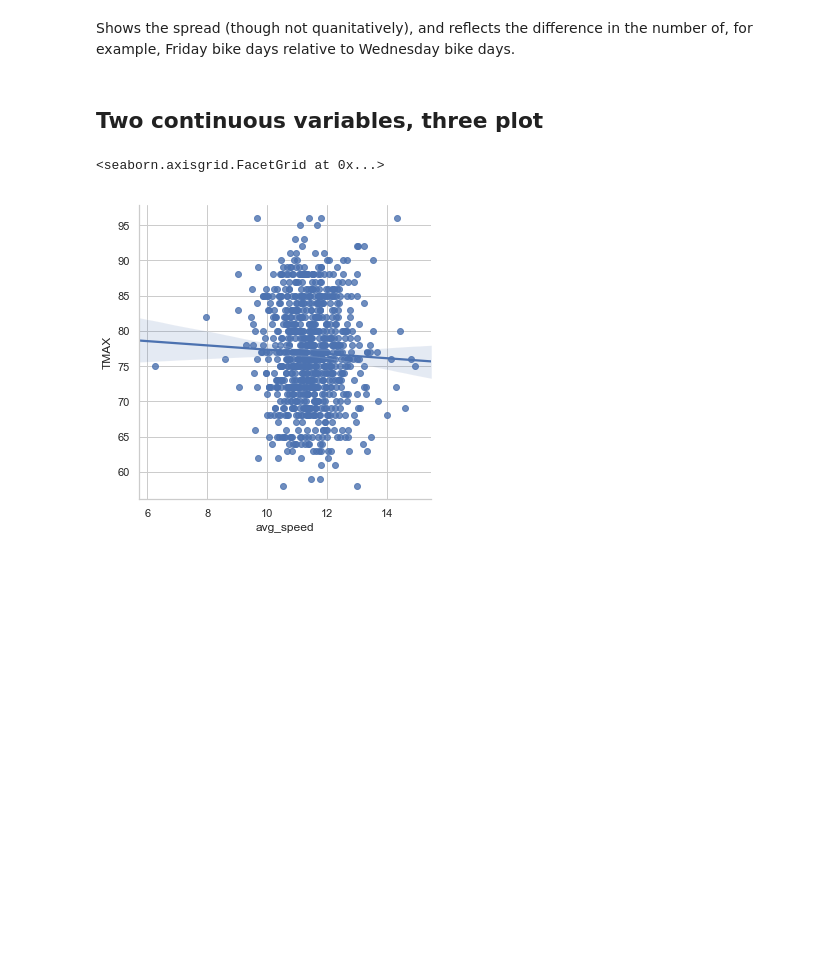
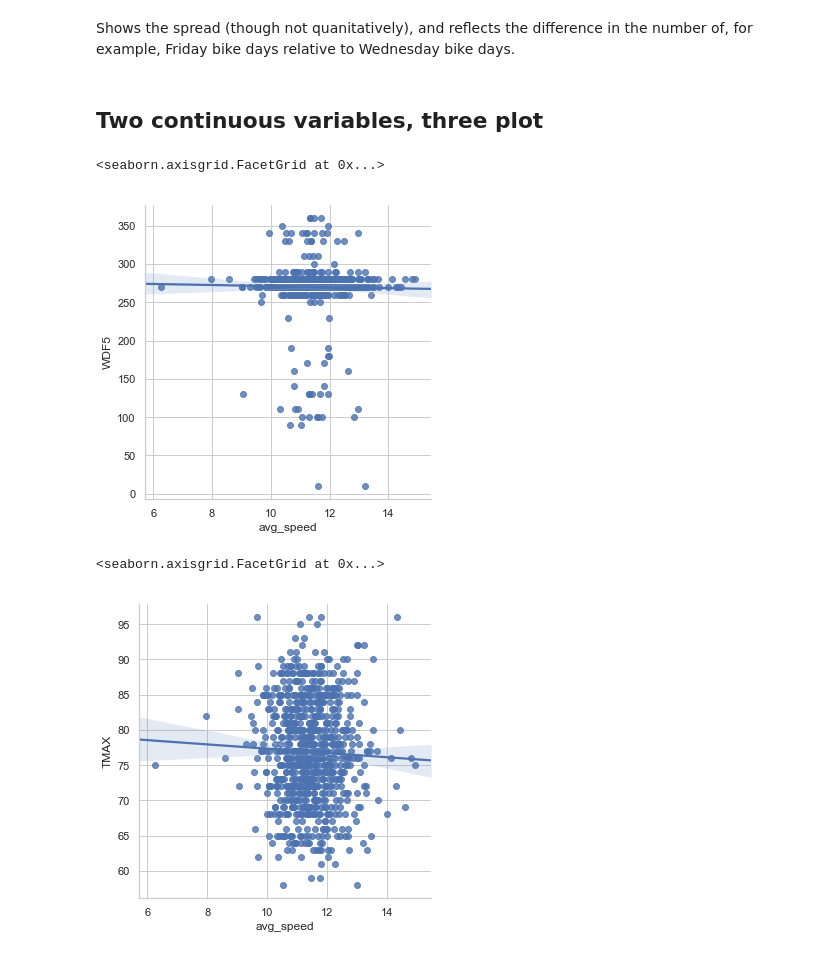
Before and after one commit to jordanplanders/Thinkful, a Jupyter notebook: Bootcamp/Unit 1/bike_data/Kevin_bike_datavis.ipynb, the cells around one changed output. Saved outputs shown, nothing was run; the diff lists cells and outputs as text; code cells hidden in the pictures; blank space fills up the shorter version.

```diff
--- a/Bootcamp/Unit 1/bike_data/Kevin_bike_datavis.ipynb
+++ b/Bootcamp/Unit 1/bike_data/Kevin_bike_datavis.ipynb
@@ -147,6 +147,11 @@ sns.despine(left=True)
 Shows the spread (though not quanitatively), and reflects the difference in the number of, for example, Friday bike days relative to Wednesday bike days.
 # %% [markdown]
 ## Two continuous variables, three plot
+# %%
+sns.lmplot(x = 'avg_speed', y = 'WDF5', data = work2way_df)
+# %% [output]
+<seaborn.axisgrid.FacetGrid at 0x...>
+[figure, added]
 # %%
 sns.lmplot(x = 'avg_speed', y = 'TMAX', data = work2way_df)
 # %% [output]
```
Also changed, not shown: parts of 9 cells of this notebook.
